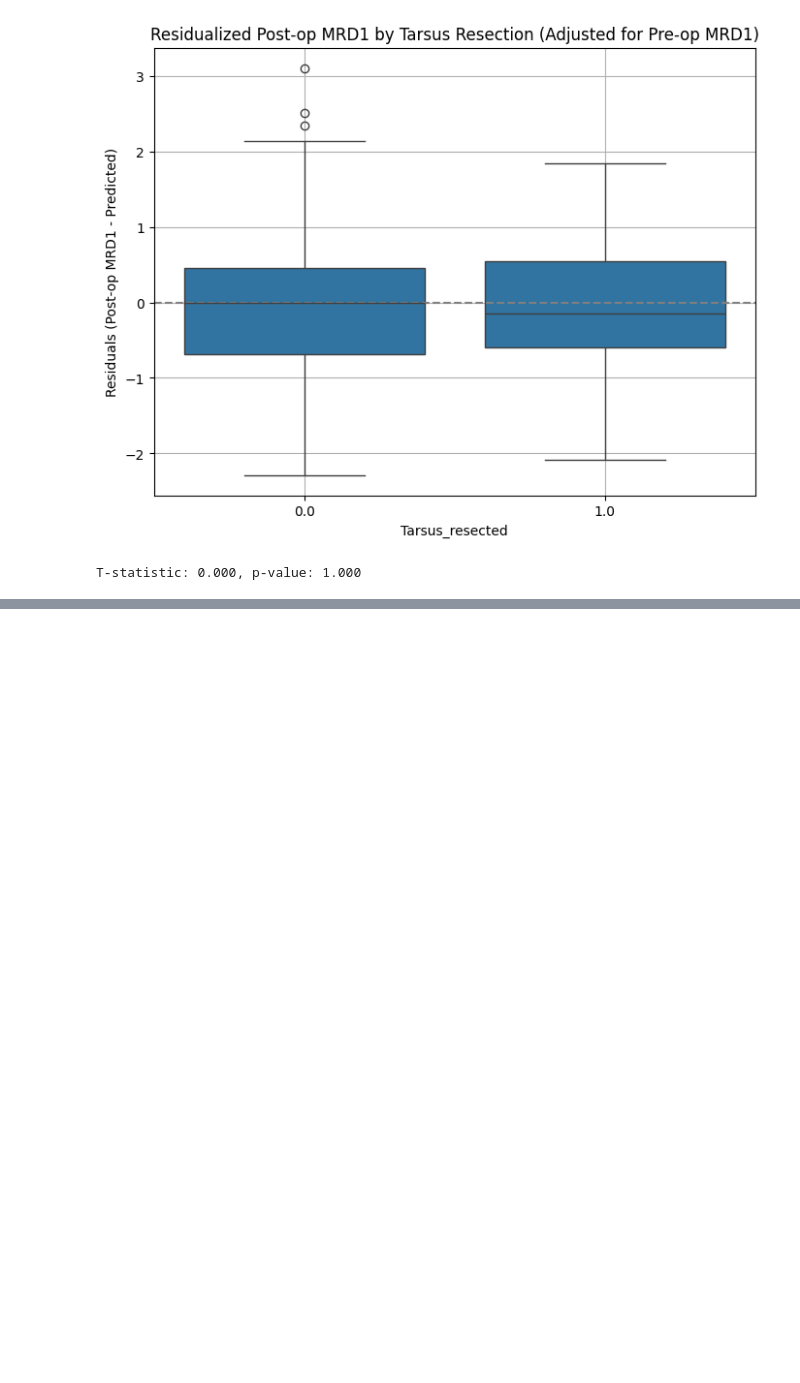
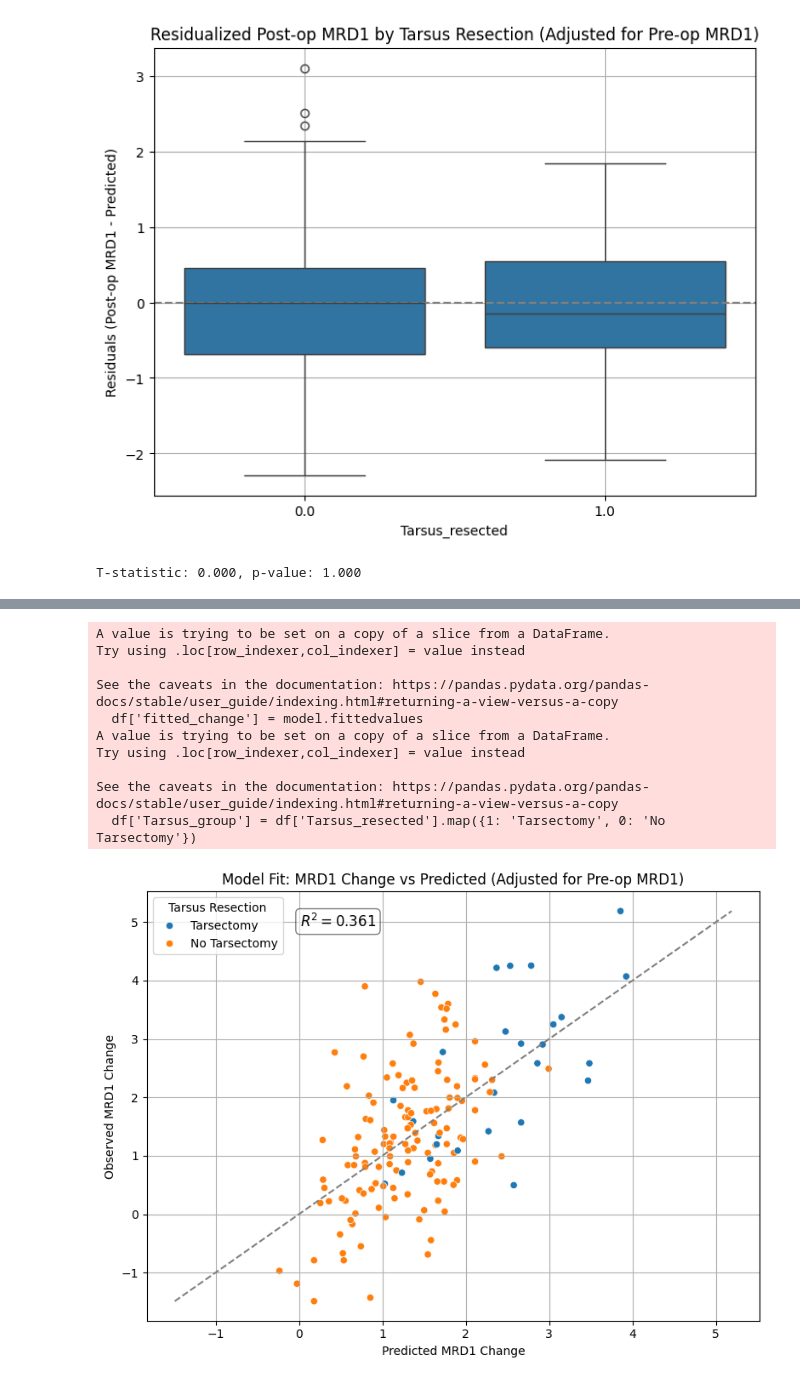
Before and after one commit to ChinmayVar/stats141_project, a Jupyter notebook: additional_analysis.ipynb, the cells around one changed output, grey strips where cells are left out. Cells and saved outputs as stored; diff of their text form; code cells hidden in the pictures; blank space fills up the shorter version.

```diff
--- a/additional_analysis.ipynb
+++ b/additional_analysis.ipynb
@@ -210,0 +240,50 @@ T-statistic: 0.000, p-value: 1.000
+# %%
+import matplotlib.pyplot as plt
+import seaborn as sns
+import numpy as np
+import statsmodels.formula.api as smf
+
+# Fit the model using the correct column name
+model = smf.ols(
+    'Q("Change in MRD (post-pre)") ~ Q("Preop_MRD1") + Tarsus_resected',
+    data=df
+).fit()
+
+# Add predicted values to the DataFrame
+df['fitted_change'] = model.fittedvalues
+df['Tarsus_group'] = df['Tarsus_resected'].map({1: 'Tarsectomy', 0: 'No Tarsectomy'})
+
+# Create the plot
+plt.figure(figsize=(8, 6))
+sns.scatterplot(x='fitted_change', y='Change in MRD (post-pre)', hue='Tarsus_group', data=df)
+
+# Add 1:1 reference line
+min_val = min(df['fitted_change'].min(), df['Change in MRD (post-pre)'].min())
+max_val = max(df['fitted_change'].max(), df['Change in MRD (post-pre)'].max())
+plt.plot([min_val, max_val], [min_val, max_val], '--', color='gray')
+
+# Annotate R^2
+r_squared = model.rsquared
+plt.text(0.25, 0.95, f'$R^2 = {r_squared:.3f}$', transform=plt.gca().transAxes,
+         fontsize=12, verticalalignment='top', bbox=dict(boxstyle="round", facecolor="white", alpha=0.5))
+
+# Plot labels and layout
+plt.xlabel('Predicted MRD1 Change')
+plt.ylabel('Observed MRD1 Change')
+plt.title('Model Fit: MRD1 Change vs Predicted (Adjusted for Pre-op MRD1)')
+plt.grid(True)
+plt.legend(title='Tarsus Resection')
+plt.tight_layout()
+plt.show()
+# %% [output]
+A value is trying to be set on a copy of a slice from a DataFrame.
+Try using .loc[row_indexer,col_indexer] = value instead
+
+See the caveats in the documentation: https://pandas.pydata.org/pandas-docs/stable/user_guide/indexing.html#returning-a-view-versus-a-copy
+  df['fitted_change'] = model.fittedvalues
+A value is trying to be set on a copy of a slice from a DataFrame.
+Try using .loc[row_indexer,col_indexer] = value instead
+
+See the caveats in the documentation: https://pandas.pydata.org/pandas-docs/stable/user_guide/indexing.html#returning-a-view-versus-a-copy
+  df['Tarsus_group'] = df['Tarsus_resected'].map({1: 'Tarsectomy', 0: 'No Tarsectomy'})
+[figure, added]
```
Also changed, not shown: parts of 4 cells of this notebook.
